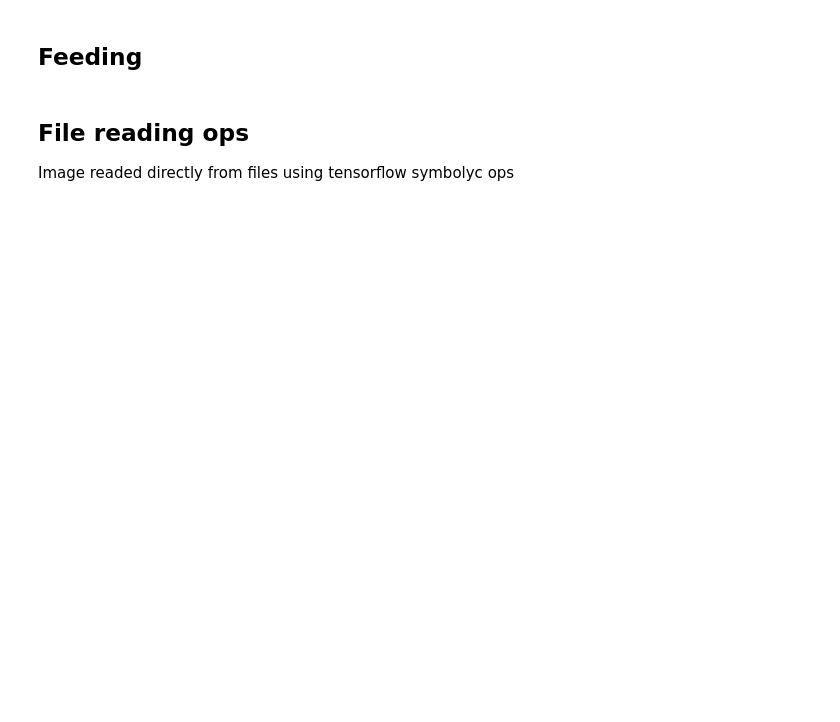
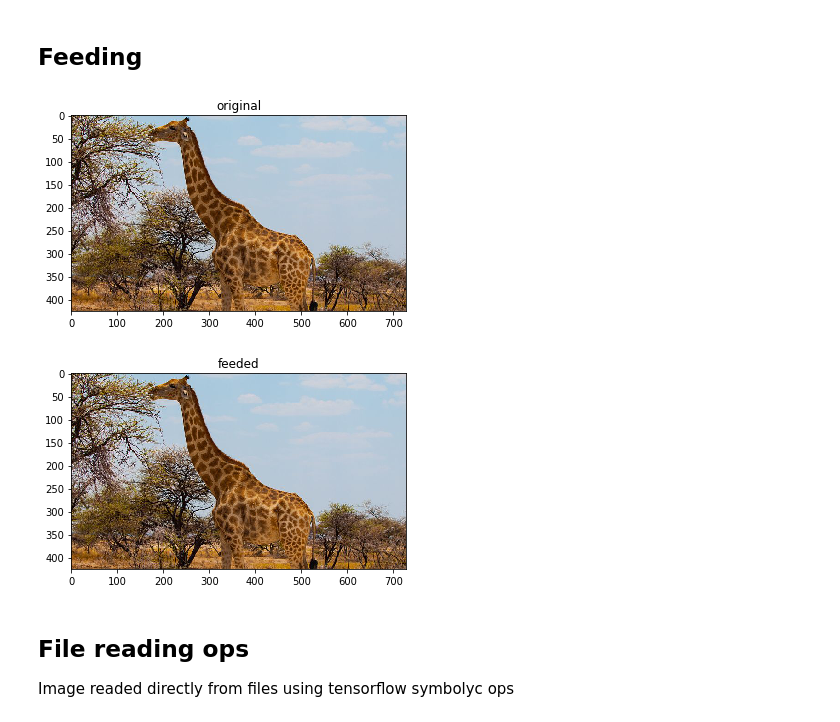
Before and after one commit to AlessioTonioni/TensorFlow-Intro, a Jupyter notebook: Inputs_types.ipynb, the cells around one changed output. Cells and saved outputs as stored; diff of their text form; code cells hidden in the pictures; blank space fills up the shorter version.

```diff
--- a/Inputs_types.ipynb
+++ b/Inputs_types.ipynb
@@ -3,20 +3,32 @@
 # %%
 import tensorflow as tf
 from PIL import Image
+import numpy as np
 import matplotlib.pyplot as plt
 import os
 
 %matplotlib inline
 
-images = tf.placeholder(tf.float32, shape=(480,640,3))
+images = tf.placeholder(tf.float32, shape=(None,None,3))
 
 data_dir = os.getcwd()+'/data/images'
 image_files = [os.path.join(data_dir,f) for f in os.listdir(data_dir) if f.endswith('.jpg')]
 
 with tf.Session() as sess:
-    numpy_image = Image.open(image_files[0])
+    numpy_image = np.array(Image.open(image_files[0]))
     tf_eval_image = sess.run(images,feed_dict={images:numpy_image})
-    plt.imshow(tf_eval_image)
+
+    plt.title('original')
+    plt.imshow(numpy_image.astype(np.uint8))
+    plt.show()
+
+    plt.title('feeded')
+    plt.imshow(tf_eval_image.astype(np.uint8))
+
+    plt.show()
+# %% [output]
+[figure, added]
+[figure, added]
 # %% [markdown]
 ## File reading ops
 Image readed directly from files using tensorflow symbolyc ops
```
Also changed, not shown: parts of 5 cells of this notebook, 4 other files.
